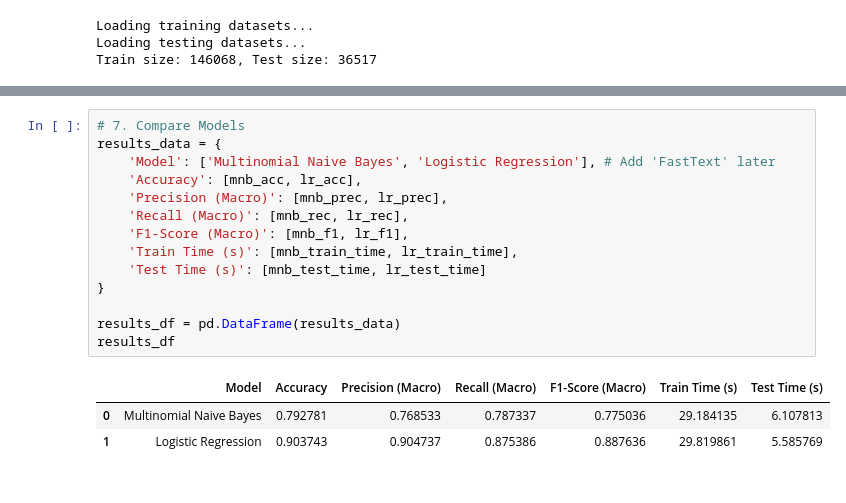
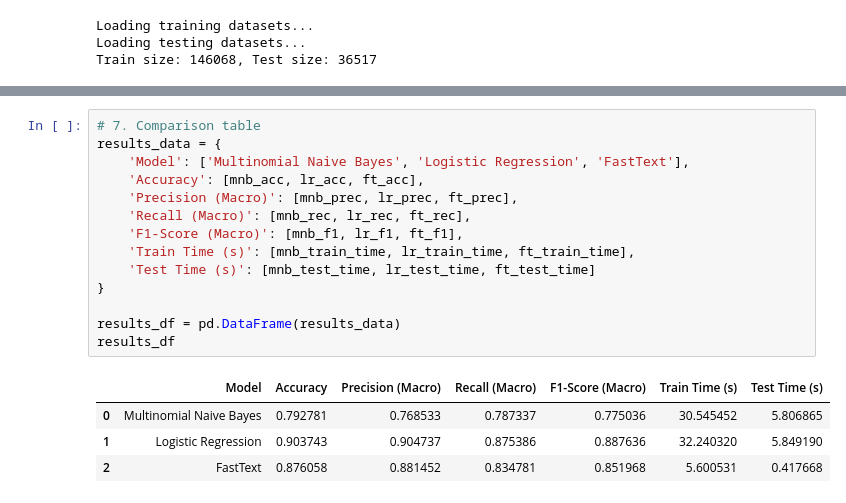
Before and after one commit to Kerem00/nextgenforum, a Jupyter notebook: machine_learning/ml_training.ipynb, the cells around one changed output, grey strips where cells are left out. Saved outputs shown, nothing was run; the diff lists cells and outputs as text.

```diff
--- a/machine_learning/ml_training.ipynb
+++ b/machine_learning/ml_training.ipynb
@@ -143,20 +147,21 @@ LR Accuracy: 0.9037
 # %%
-# 7. Compare Models
+# 7. Comparison table
 results_data = {
-    'Model': ['Multinomial Naive Bayes', 'Logistic Regression'], # Add 'FastText' later
-    'Accuracy': [mnb_acc, lr_acc],
-    'Precision (Macro)': [mnb_prec, lr_prec],
-    'Recall (Macro)': [mnb_rec, lr_rec],
-    'F1-Score (Macro)': [mnb_f1, lr_f1],
-    'Train Time (s)': [mnb_train_time, lr_train_time],
-    'Test Time (s)': [mnb_test_time, lr_test_time]
+    'Model': ['Multinomial Naive Bayes', 'Logistic Regression', 'FastText'],
+    'Accuracy': [mnb_acc, lr_acc, ft_acc],
+    'Precision (Macro)': [mnb_prec, lr_prec, ft_prec],
+    'Recall (Macro)': [mnb_rec, lr_rec, ft_rec],
+    'F1-Score (Macro)': [mnb_f1, lr_f1, ft_f1],
+    'Train Time (s)': [mnb_train_time, lr_train_time, ft_train_time],
+    'Test Time (s)': [mnb_test_time, lr_test_time, ft_test_time]
 }
 
 results_df = pd.DataFrame(results_data)
 results_df
 # %% [output]
 |  | Model | Accuracy | Precision (Macro) | Recall (Macro) | F1-Score (Macro) | Train Time (s) | Test Time (s) |
-| 0 | Multinomial Naive Bayes | 0.792781 | 0.768533 | 0.787337 | 0.775036 | 29.184135 | 6.107813 |
-| 1 | Logistic Regression | 0.903743 | 0.904737 | 0.875386 | 0.887636 | 29.819861 | 5.585769 |
+| 0 | Multinomial Naive Bayes | 0.792781 | 0.768533 | 0.787337 | 0.775036 | 30.545452 | 5.806865 |
+| 1 | Logistic Regression | 0.903743 | 0.904737 | 0.875386 | 0.887636 | 32.240320 | 5.849190 |
+| 2 | FastText | 0.876058 | 0.881452 | 0.834781 | 0.851968 | 5.600531 | 0.417668 |
 # %%
 # 8. Confusion Matrices
```
Also changed, not shown: parts of 9 cells of this notebook, 1 other file.
